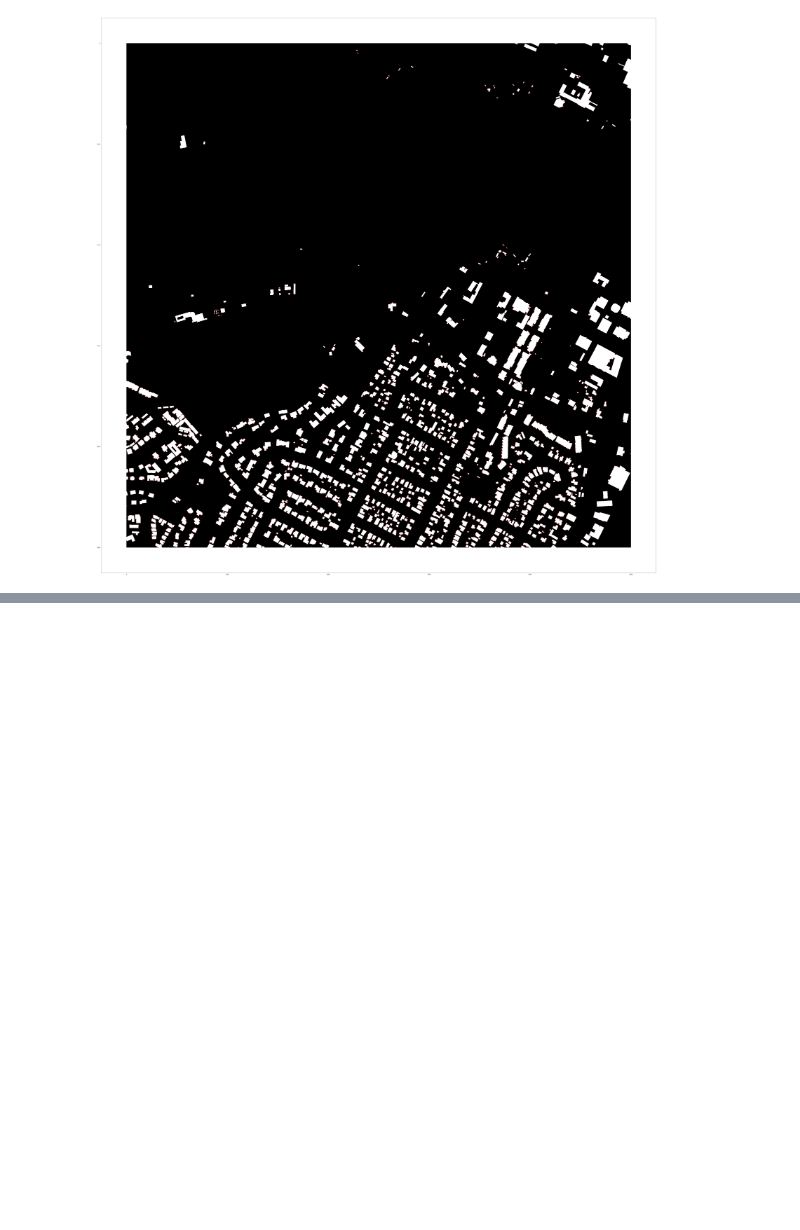
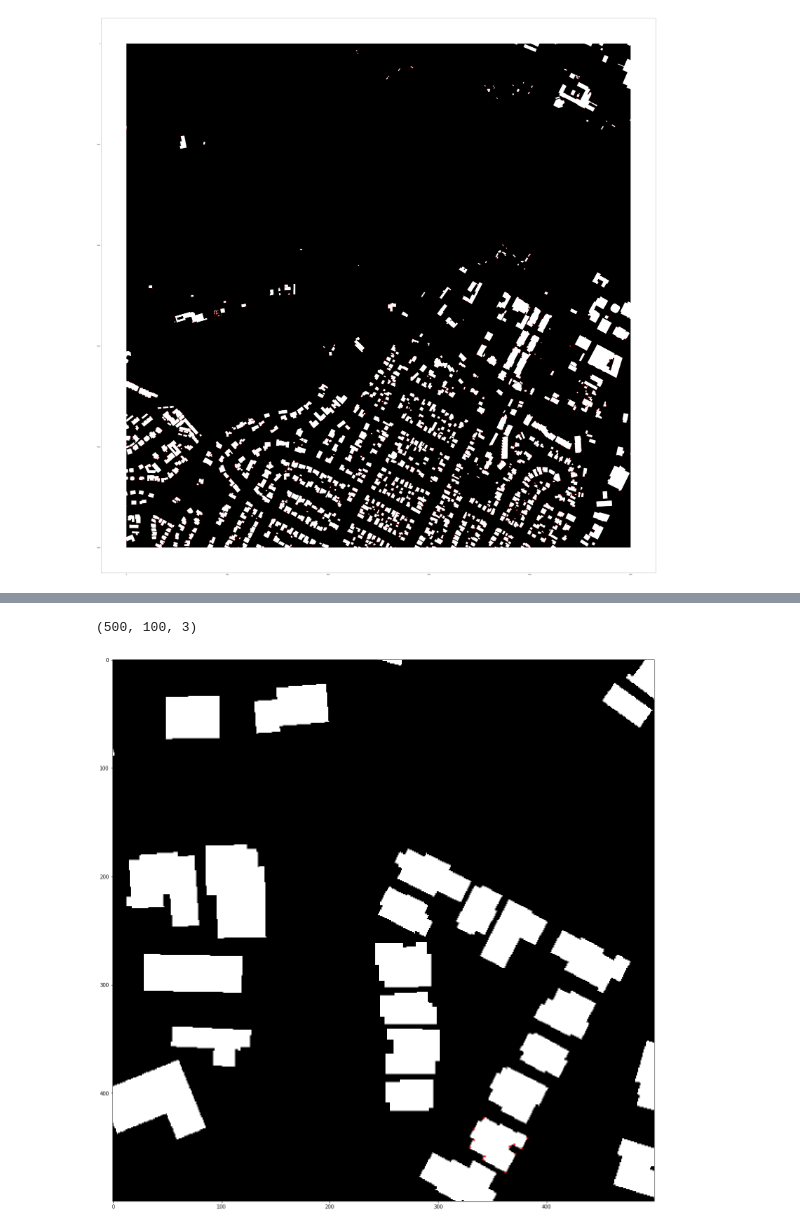
Before and after one commit to finnthedawg/DeepRoofs, a Jupyter notebook: corner_processing.ipynb, the cells around one changed output, grey strips where cells are left out. Cells and saved outputs as stored; diff of their text form; code cells hidden in the pictures; blank space fills up the shorter version.

```diff
--- a/corner_processing.ipynb
+++ b/corner_processing.ipynb
@@ -85,0 +88,28 @@ plt.savefig('./processed.png')
+# %%
+img = np.copy(image[4500:5000,0:500]) #Image matrix
+# %%
+gray = cv2.cvtColor(img,cv2.COLOR_BGR2GRAY) #Convert any colors to B/W
+
+#find contour levels.
+ret, thresh = cv2.threshold(gray, 127, 255, 0)
+contours, hierarchy = cv2.findContours(thresh, cv2.RETR_EXTERNAL , cv2.CHAIN_APPROX_TC89_KCOS)
+output = 5
+contours2 = cv2.approxPolyDP(contours[2], 2, True)
+
+
+# #Harrison corner detection plots.
+# gray = np.float32(gray)
+
+# dst = cv2.cornerHarris(gray,2,3,0.04)
+# dst = cv2.dilate(dst,None)
+# ret, dst = cv2.threshold(dst,0.1*dst.max(),255,0)
+# dst = np.uint8(dst)
+
+# #find centroids
+# ret, labels, stats, centroids = cv2.connectedComponentsWithStats(dst)
+
+# #define the criteria to stop and refine the corners
+# criteria = (cv2.TERM_CRITERIA_EPS + cv2.TERM_CRITERIA_MAX_ITER, 100, 0.001)
+# corners = cv2.cornerSubPix(gray,np.float32(centroids),(5,5),(-1,-1),criteria)
+# #here u can get corners
+# print (corners)
@@ -85,0 +180,13 @@ plt.savefig('./processed.png')
+# %%
+print(img[0:1000,400:600].shape)
+# %% [output]
+(500, 100, 3)
+# %%
+plt.figure(figsize=(20,20))
+plt.imshow(img)
+for plot in contours2:
+    plt.scatter(plot[0][0], plot[0][1], c='r', s=10)
+# plt.scatter(corners[1:,0],corners[1:,1], c = 'r', s = 5)
+plt.savefig('./processed.png')
+# %% [output]
+[figure, added]
```
Also changed, not shown: parts of 9 cells of this notebook, 1 other file.
